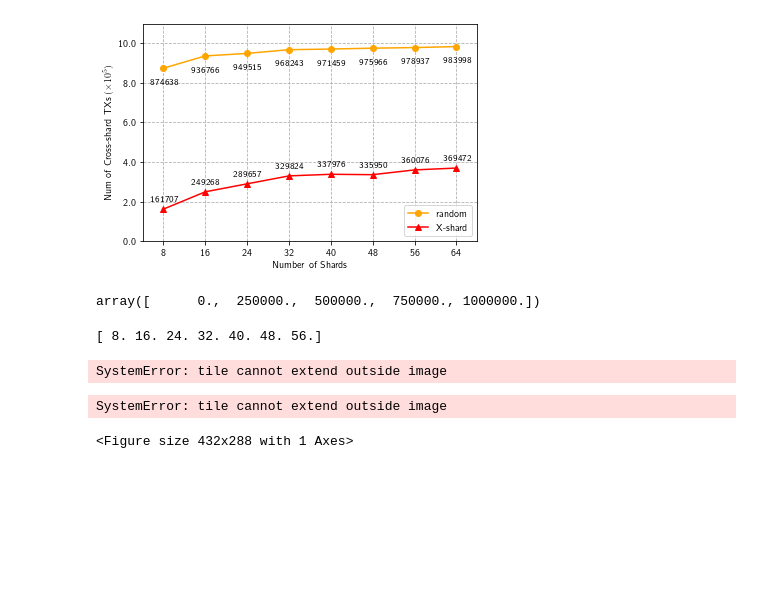
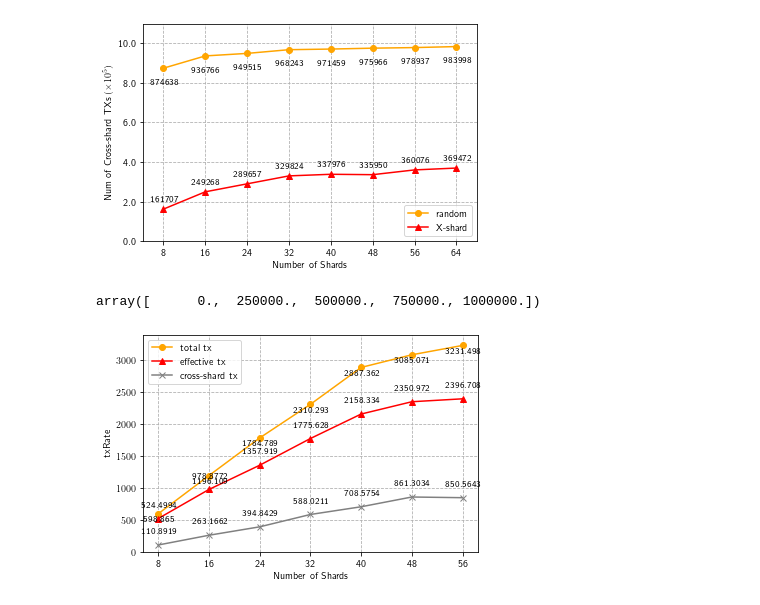
Before and after one commit to wzh4464/jessufig, a Jupyter notebook: draw_xshard.ipynb, the cells around one changed output. Cells and saved outputs as stored; diff of their text form; code cells hidden in the pictures; blank space fills up the shorter version.

Commit message:
txRate-NoS-56

```diff
--- a/draw_xshard.ipynb
+++ b/draw_xshard.ipynb
@@ -133,35 +133,32 @@ def plot_line_chart(data,pic_name='txrate',save=False,xlabel="TX rate / (TXs/Sec
     x = data[0,:]
     ynum = np.size(data,0)-1
     y = data[1:ynum+1,:]
     fig, leftaxis = plt.subplots(figsize=(6, 4))
     for i in range(ynum):
         leftaxis.plot(x, y[i,:], color=colorlist[i], label=labellist[i],zorder=2,marker=markerlist[i])
         for j, val in enumerate(y[i,:]):
             if i:
                 leftaxis.text(x[j], val+text_location, val, horizontalalignment='center', verticalalignment='bottom', fontdict={'fontweight':500, 'size':9})
             else:
                 leftaxis.text(x[j], val-3*text_location, val, horizontalalignment='center', verticalalignment='bottom', fontdict={'fontweight':500, 'size':9})
 
     leftaxis.grid(axis='y',linestyle='--',zorder=0)
     leftaxis.grid(axis='x',linestyle='--',zorder=0)
 
     leftaxis.set_xlabel(xlabel)
     leftaxis.set_ylabel(ylabel)
     leftaxis.set_ylim(0, ylim)
     leftaxis.set_xticks(x, x.astype(int))
     # print(x)
     leftaxis.legend(loc=0)
     if ytick_k:
         plt.yticks(np.linspace(0,xlim,xscale+1),np.linspace(0,10,xscale+1))
         plt.xticks(np.linspace(8,64,8))
         leftaxis.set_xlim(4, 68)
     if save:
         plt.savefig("pic/"+time.strftime("%Y-%m-%d %H:%M:%S", time.localtime())+"_Figure_"+pic_name+".png", dpi=600, bbox_inches='tight')
     plt.show()
 
-plot_line_chart(data=data,pic_name='txrate',save=True,xlabel="Number of Shards", ylabel="txRate",text_location=0,ylim=2500,labellist=['total tx','effective tx','cross-shard tx'])
+plot_line_chart(data=data,pic_name='txrate',save=False,xlabel="Number of Shards", ylabel="txRate",text_location=50,ylim=3400,labellist=['total tx','effective tx','cross-shard tx'])
 # %% [output]
-[ 8. 16. 24. 32. 40. 48. 56.]
-SystemError: tile cannot extend outside image
-SystemError: tile cannot extend outside image
-<Figure size 432x288 with 1 Axes>
+[figure, added]
```
Also changed, not shown: 1 other file.
